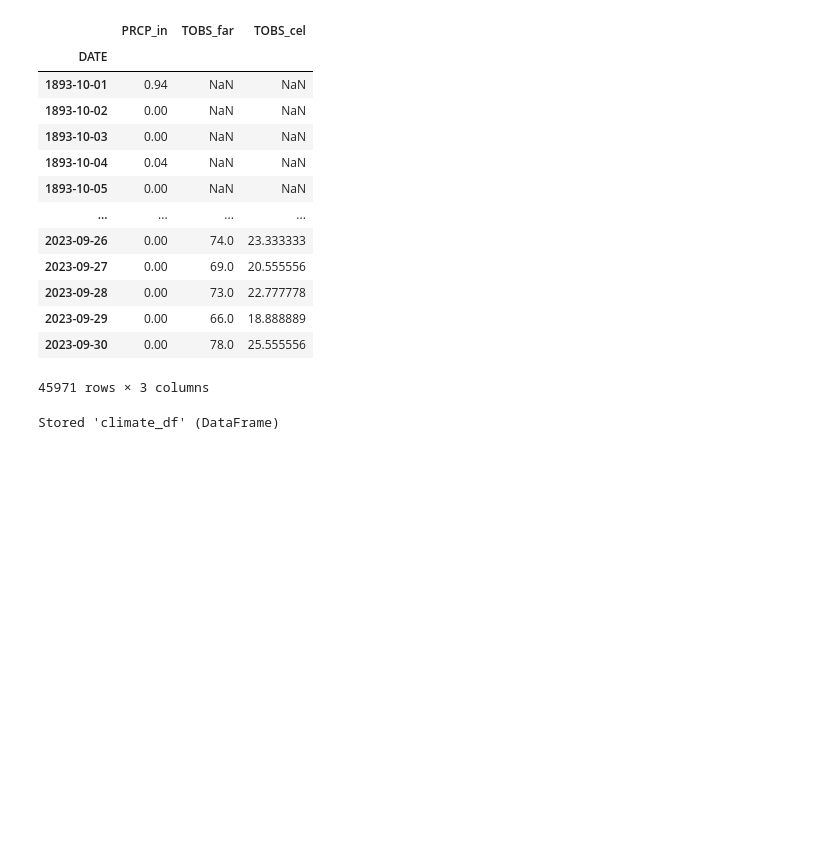
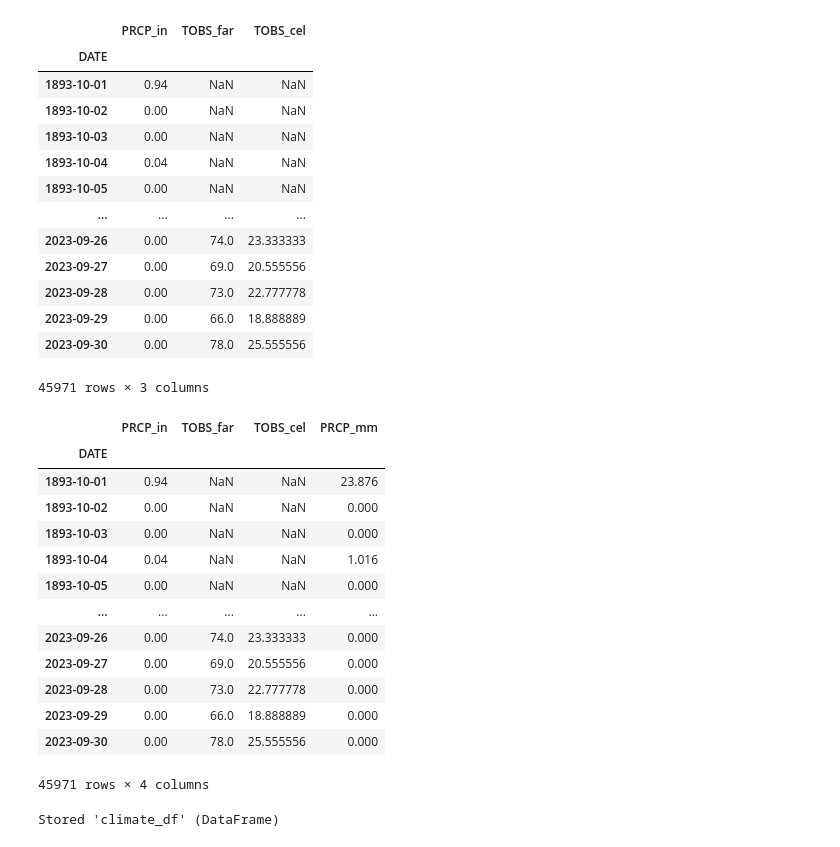
Before and after one commit to earthlab-education/climate-coding-challenge-byandell, a Jupyter notebook: 3_Climate_Coding_Challenge.ipynb, the cells around one changed output. Cells and saved outputs as stored; diff of their text form; code cells hidden in the pictures; blank space fills up the shorter version.

```diff
--- a/3_Climate_Coding_Challenge.ipynb
+++ b/3_Climate_Coding_Challenge.ipynb
@@ -147,6 +147,27 @@ climate_df
 | 2023-09-29 | 0.00 | 66.0 | 18.888889 |
 | 2023-09-30 | 0.00 | 78.0 | 25.555556 |
 45971 rows × 3 columns
+# %%
+def convert_in_mm(prcp):
+    """Convert Farenheit to Celcius"""
+    return prcp * 25.4
+climate_df['PRCP_mm']= climate_df['PRCP_in'].apply(convert_in_mm)
+climate_df
+# %% [output]
+|  | PRCP_in | TOBS_far | TOBS_cel | PRCP_mm |
+| DATE |  |  |  |  |
+| 1893-10-01 | 0.94 | NaN | NaN | 23.876 |
+| 1893-10-02 | 0.00 | NaN | NaN | 0.000 |
+| 1893-10-03 | 0.00 | NaN | NaN | 0.000 |
+| 1893-10-04 | 0.04 | NaN | NaN | 1.016 |
+| 1893-10-05 | 0.00 | NaN | NaN | 0.000 |
+| ... | ... | ... | ... | ... |
+| 2023-09-26 | 0.00 | 74.0 | 23.333333 | 0.000 |
+| 2023-09-27 | 0.00 | 69.0 | 20.555556 | 0.000 |
+| 2023-09-28 | 0.00 | 73.0 | 22.777778 | 0.000 |
+| 2023-09-29 | 0.00 | 66.0 | 18.888889 | 0.000 |
+| 2023-09-30 | 0.00 | 78.0 | 25.555556 | 0.000 |
+45971 rows × 4 columns
 # %%
 %store climate_df
 # %% [output]
```
Also changed, not shown: parts of 1 cell of this notebook, 1 other file.
